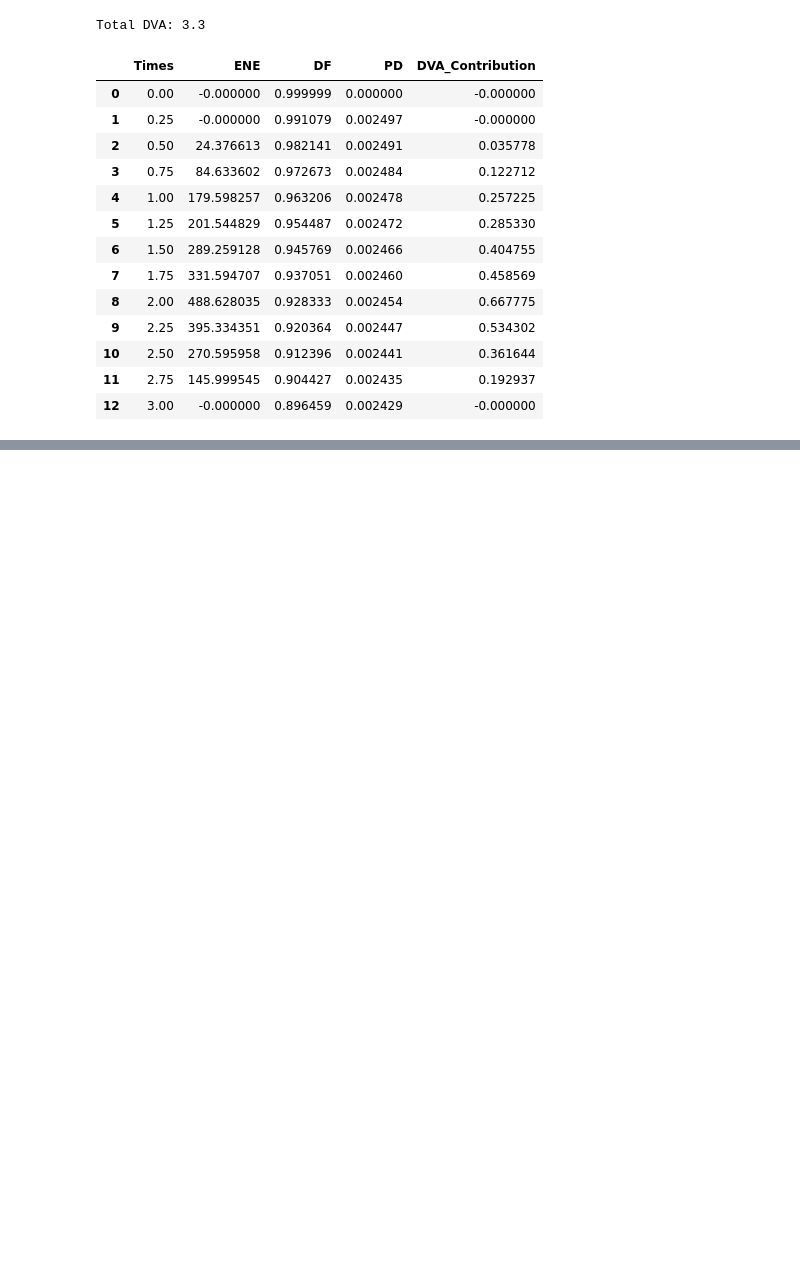
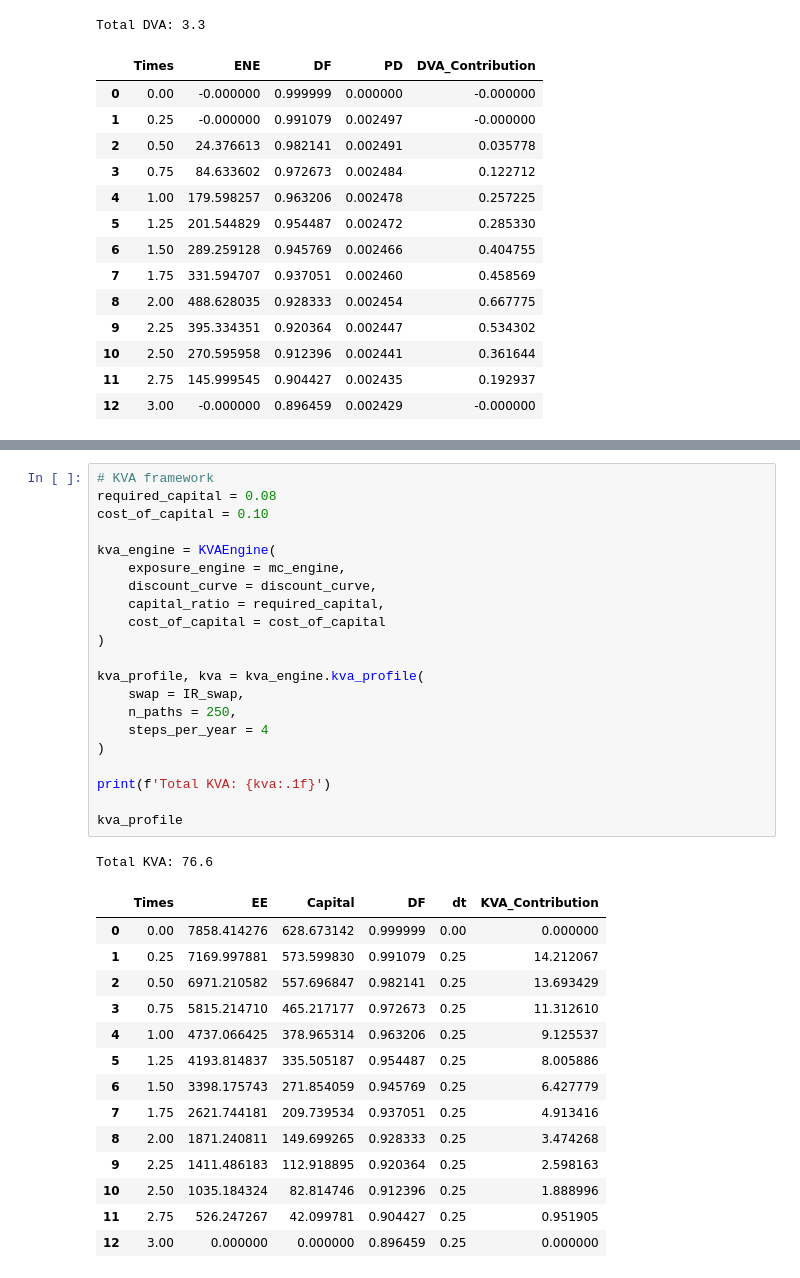
Before and after one commit to gorkemyencak/treasury-valuation-engine, a Jupyter notebook: notebooks/08_xva_framework.ipynb, the cells around one changed output, grey strips where cells are left out. Drawn from its saved outputs; the diff is of its cells as text; blank space fills up the shorter version.

```diff
--- a/notebooks/08_xva_framework.ipynb
+++ b/notebooks/08_xva_framework.ipynb
@@ -307,3 +420,40 @@ Total DVA: 3.3
+# %%
+# KVA framework
+required_capital = 0.08
+cost_of_capital = 0.10
+
+kva_engine = KVAEngine(
+    exposure_engine = mc_engine,
+    discount_curve = discount_curve,
+    capital_ratio = required_capital,
+    cost_of_capital = cost_of_capital
+)
+
+kva_profile, kva = kva_engine.kva_profile(
+    swap = IR_swap,
+    n_paths = 250,
+    steps_per_year = 4
+)
+
+print(f'Total KVA: {kva:.1f}')
+
+kva_profile
+# %% [output]
+Total KVA: 76.6
+|  | Times | EE | Capital | DF | dt | KVA_Contribution |
+| 0 | 0.00 | 7858.414276 | 628.673142 | 0.999999 | 0.00 | 0.000000 |
+| 1 | 0.25 | 7169.997881 | 573.599830 | 0.991079 | 0.25 | 14.212067 |
+| 2 | 0.50 | 6971.210582 | 557.696847 | 0.982141 | 0.25 | 13.693429 |
+| 3 | 0.75 | 5815.214710 | 465.217177 | 0.972673 | 0.25 | 11.312610 |
+| 4 | 1.00 | 4737.066425 | 378.965314 | 0.963206 | 0.25 | 9.125537 |
+| 5 | 1.25 | 4193.814837 | 335.505187 | 0.954487 | 0.25 | 8.005886 |
+| 6 | 1.50 | 3398.175743 | 271.854059 | 0.945769 | 0.25 | 6.427779 |
+| 7 | 1.75 | 2621.744181 | 209.739534 | 0.937051 | 0.25 | 4.913416 |
+| 8 | 2.00 | 1871.240811 | 149.699265 | 0.928333 | 0.25 | 3.474268 |
+| 9 | 2.25 | 1411.486183 | 112.918895 | 0.920364 | 0.25 | 2.598163 |
+| 10 | 2.50 | 1035.184324 | 82.814746 | 0.912396 | 0.25 | 1.888996 |
+| 11 | 2.75 | 526.247267 | 42.099781 | 0.904427 | 0.25 | 0.951905 |
+| 12 | 3.00 | 0.000000 | 0.000000 | 0.896459 | 0.25 | 0.000000 |
 # %%
 # XVA reports
 xva_engine = XVAReport(
```
Also changed, not shown: parts of 10 cells of this notebook, 6 other files.
